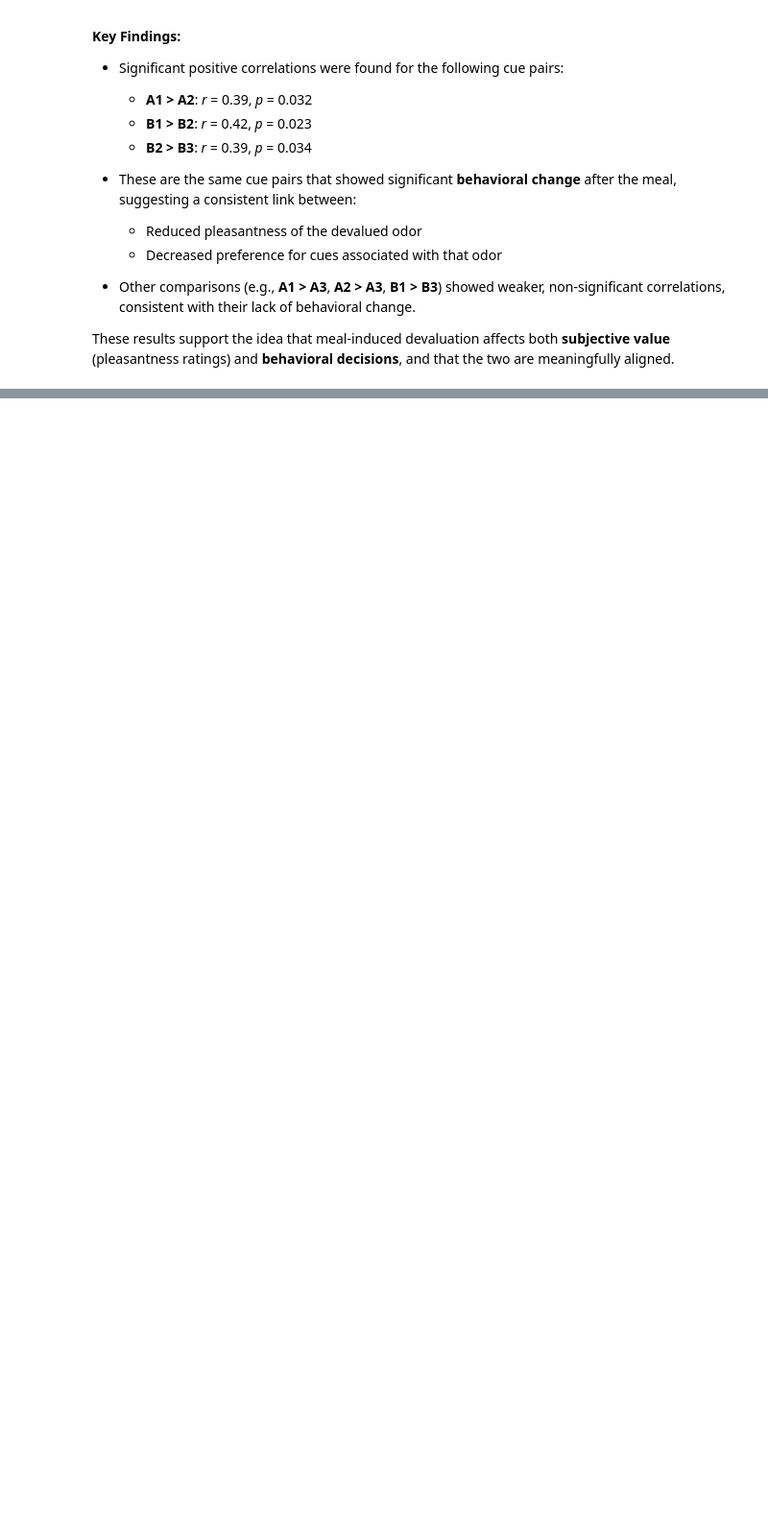
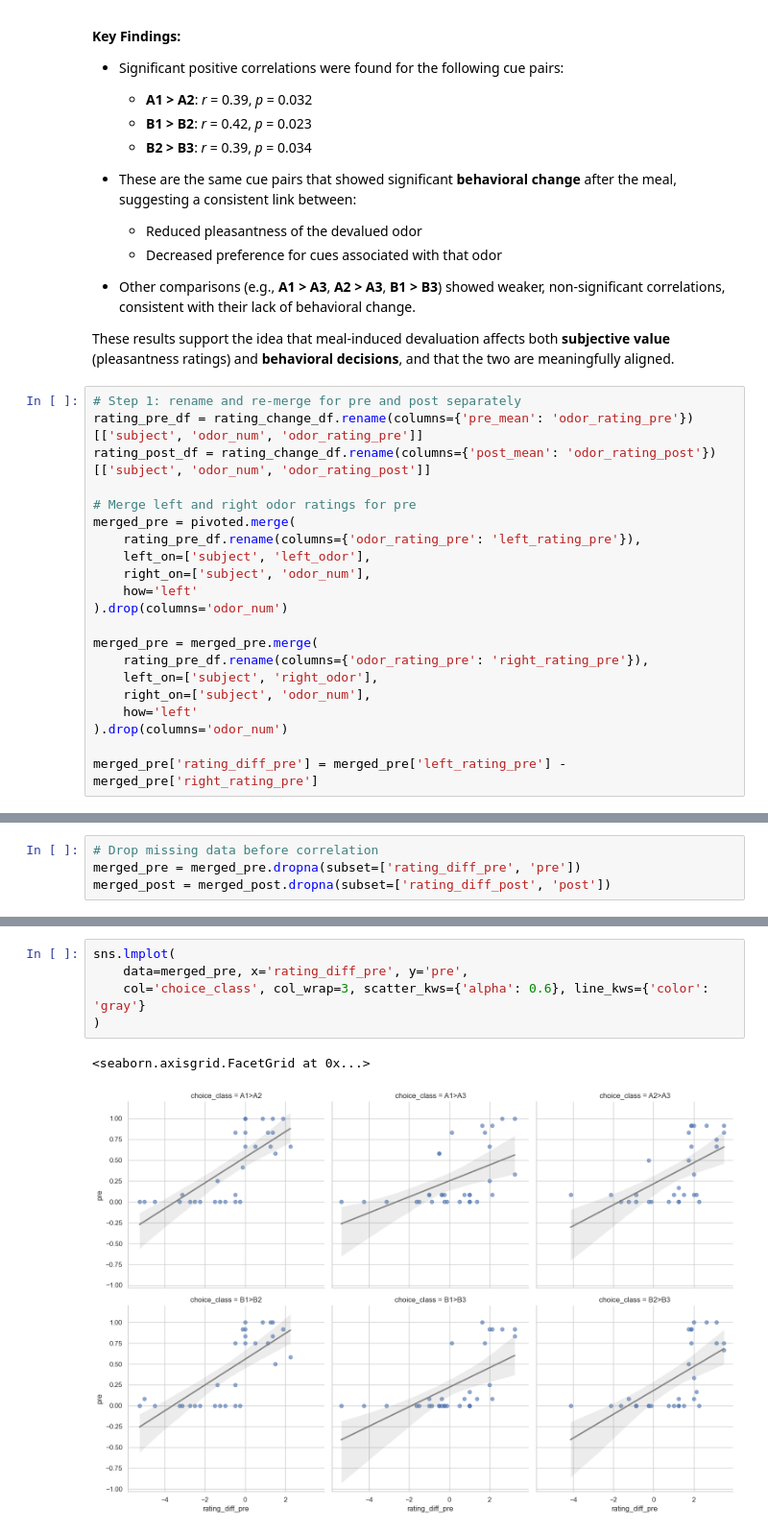
Before and after one commit to QingfangLiu/project-spcd, a Jupyter notebook: behavior/analyze_behaviors.ipynb, the cells around one changed output, grey strips where cells are left out. Shown at 96% size. Drawn from its saved outputs; the diff is of its cells as text; blank space fills up the shorter version.

```diff
--- a/behavior/analyze_behaviors.ipynb
+++ b/behavior/analyze_behaviors.ipynb
@@ -567,3 +648,24 @@ Each point in the plots represents one subject's change in choice preference (Δ
 - Other comparisons (e.g., **A1 > A3**, **A2 > A3**, **B1 > B3**) showed weaker, non-significant correlations, consistent with their lack of behavioral change.
 
 These results support the idea that meal-induced devaluation affects both **subjective value** (pleasantness ratings) and **behavioral decisions**, and that the two are meaningfully aligned.
+# %%
+# Step 1: rename and re-merge for pre and post separately
+rating_pre_df = rating_change_df.rename(columns={'pre_mean': 'odor_rating_pre'})[['subject', 'odor_num', 'odor_rating_pre']]
+rating_post_df = rating_change_df.rename(columns={'post_mean': 'odor_rating_post'})[['subject', 'odor_num', 'odor_rating_post']]
+
+# Merge left and right odor ratings for pre
+merged_pre = pivoted.merge(
+    rating_pre_df.rename(columns={'odor_rating_pre': 'left_rating_pre'}),
+    left_on=['subject', 'left_odor'],
+    right_on=['subject', 'odor_num'],
+    how='left'
+).drop(columns='odor_num')
+
+merged_pre = merged_pre.merge(
+    rating_pre_df.rename(columns={'odor_rating_pre': 'right_rating_pre'}),
+    left_on=['subject', 'right_odor'],
+    right_on=['subject', 'odor_num'],
+    how='left'
+).drop(columns='odor_num')
+
+merged_pre['rating_diff_pre'] = merged_pre['left_rating_pre'] - merged_pre['right_rating_pre']
@@ -569,0 +721,4 @@ These results support the idea that meal-induced devaluation affects both **subj
+# %%
+# Drop missing data before correlation
+merged_pre = merged_pre.dropna(subset=['rating_diff_pre', 'pre'])
+merged_post = merged_post.dropna(subset=['rating_diff_post', 'post'])
@@ -569,0 +739,8 @@ These results support the idea that meal-induced devaluation affects both **subj
+# %%
+sns.lmplot(
+    data=merged_pre, x='rating_diff_pre', y='pre',
+    col='choice_class', col_wrap=3, scatter_kws={'alpha': 0.6}, line_kws={'color': 'gray'}
+)
+# %% [output]
+<seaborn.axisgrid.FacetGrid at 0x...>
+[figure, added]
```
Also changed, not shown: parts of 14 cells of this notebook, 1 other file.
